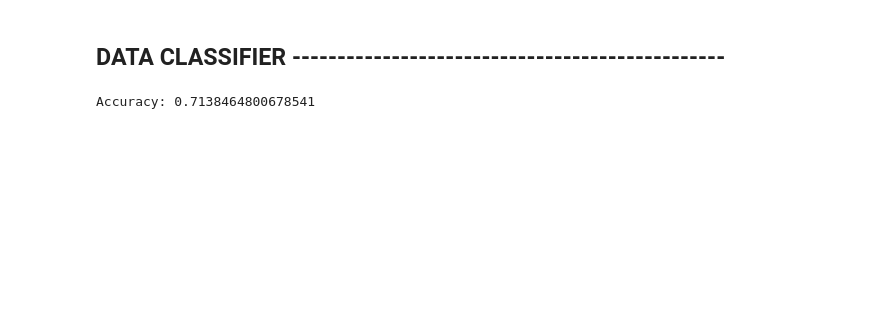
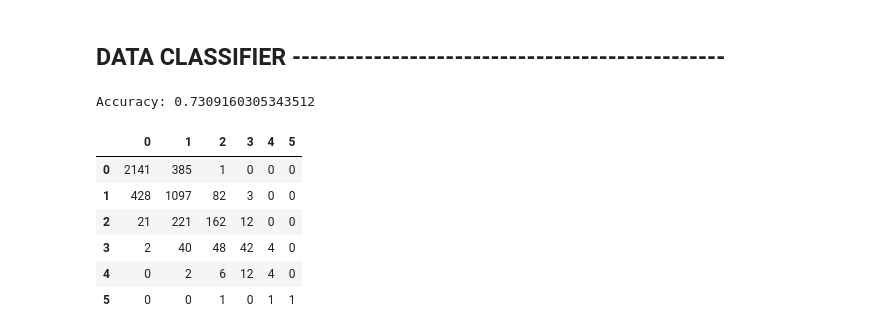
Before and after one commit to DorisSanchez-Velasquez/NaturalDisasterReport, a Jupyter notebook: main.ipynb, the cells around one changed output. Cells and saved outputs as stored; diff of their text form; code cells hidden in the pictures; blank space fills up the shorter version.

```diff
--- a/main.ipynb
+++ b/main.ipynb
@@ -194,7 +200,7 @@ X = classifier_DisasterDf.drop('TOR_F_SCALE', axis=1)
 y = classifier_DisasterDf['TOR_F_SCALE']
 
 # Split the data into training and test sets
-X_train, X_test, y_train, y_test = train_test_split(X, y, test_size=0.4)
+X_train, X_test, y_train, y_test = train_test_split(X, y, test_size=0.2)
 
 rf = RandomForestClassifier()
 rf.fit(X_train, y_train)
@@ -203,4 +209,16 @@ y_pred = rf.predict(X_test)
 accuracy = accuracy_score(y_test, y_pred)
 print("Accuracy:", accuracy)
 # %% [output]
-Accuracy: 0.7138464800678541
+Accuracy: 0.7309160305343512
+# %%
+#Confusion Matrix
+cm = pd.DataFrame(confusion_matrix(y_test, y_pred))
+cm
+# %% [output]
+|  | 0 | 1 | 2 | 3 | 4 | 5 |
+| 0 | 2141 | 385 | 1 | 0 | 0 | 0 |
+| 1 | 428 | 1097 | 82 | 3 | 0 | 0 |
+| 2 | 21 | 221 | 162 | 12 | 0 | 0 |
+| 3 | 2 | 40 | 48 | 42 | 4 | 0 |
+| 4 | 0 | 2 | 6 | 12 | 4 | 0 |
+| 5 | 0 | 0 | 1 | 0 | 1 | 1 |
```
Also changed, not shown: parts of 12 cells of this notebook.
